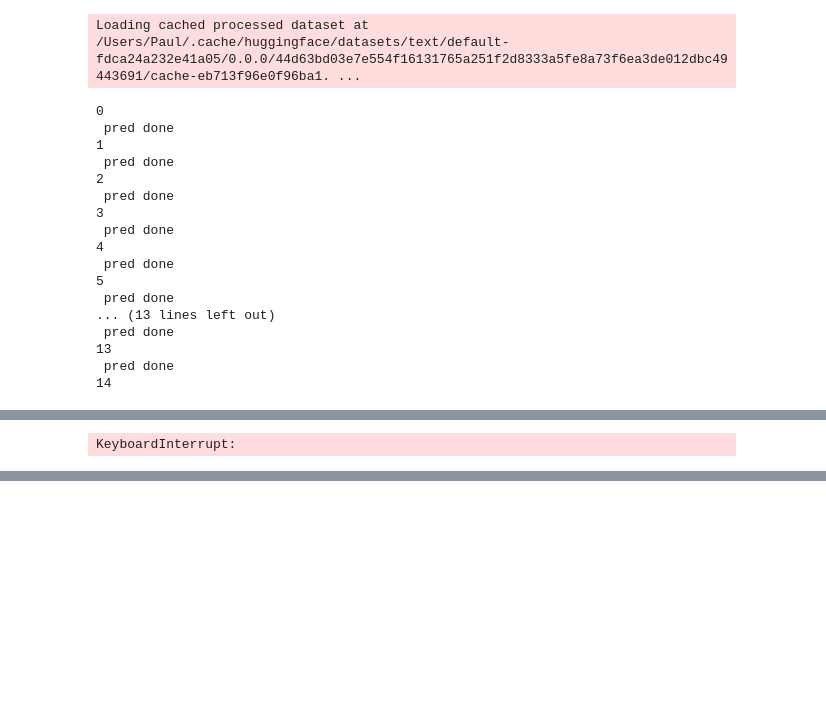
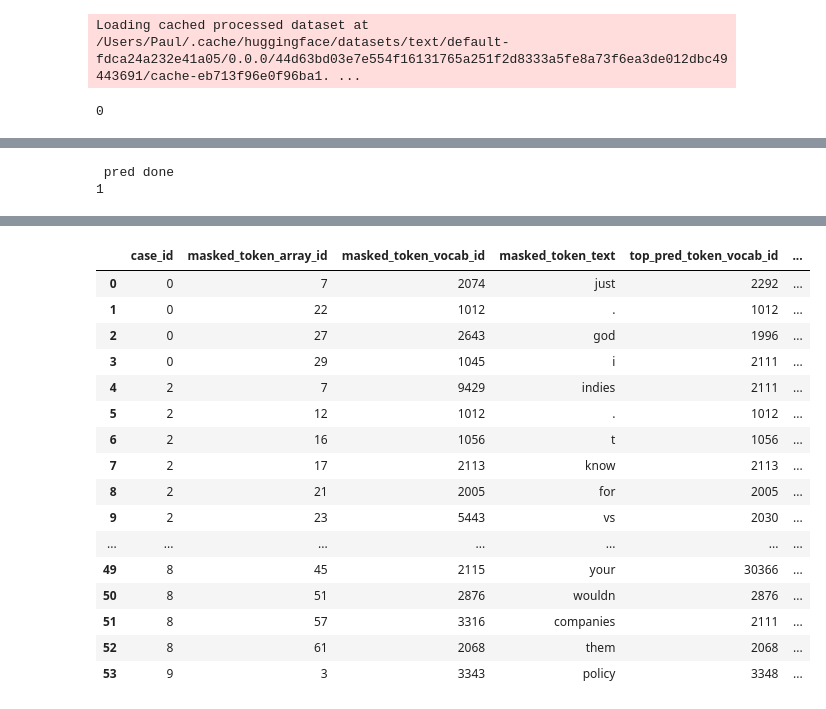
Before and after one commit to paul-rottger/gab-language-change, a Jupyter notebook: 4_evaluation/mlm/mlm_predict_format.ipynb, the cells around one changed output, grey strips where cells are left out. Saved outputs shown, nothing was run; the diff lists cells and outputs as text; code cells hidden in the pictures; blank space fills up the shorter version.

Commit message:
moving trainer to loop

```diff
--- a/4_evaluation/mlm/mlm_predict_format.ipynb
+++ b/4_evaluation/mlm/mlm_predict_format.ipynb
@@ -66,9 +62,16 @@ out_dict = {"case_id": [],
             "pred_logits": []}
 
 # set number of shards for splitting dataset into
-n_shards=100
+n_shards=1000
 
-for shard_id in range(n_shards):
+for shard_id in range(2):
+
+    trainer = Trainer(
+    model=model,
+    tokenizer=tokenizer,
+    data_collator=data_collator,
+    compute_metrics=None,
+    )
 
     print(shard_id)
 
@@ -115,19 +118,3 @@ out_df
 #out_df.to_csv("test.csv", index=False)
 # %% [output]
 0
- pred done
-1
- pred done
-2
- pred done
-3
- pred done
-4
- pred done
-5
- pred done
-... (13 lines left out)
- pred done
-13
- pred done
-14
@@ -134 +122,2 @@ out_df
-KeyboardInterrupt:
+ pred done
+1
@@ -135,3 +128,20 @@ KeyboardInterrupt:
+|  | case_id | masked_token_array_id | masked_token_vocab_id | masked_token_text | top_pred_token_vocab_id | ... |
+| 0 | 0 | 7 | 2074 | just | 2292 | ... |
+| 1 | 0 | 22 | 1012 | . | 1012 | ... |
+| 2 | 0 | 27 | 2643 | god | 1996 | ... |
+| 3 | 0 | 29 | 1045 | i | 2111 | ... |
+| 4 | 2 | 7 | 9429 | indies | 2111 | ... |
+| 5 | 2 | 12 | 1012 | . | 1012 | ... |
+| 6 | 2 | 16 | 1056 | t | 1056 | ... |
+| 7 | 2 | 17 | 2113 | know | 2113 | ... |
+| 8 | 2 | 21 | 2005 | for | 2005 | ... |
+| 9 | 2 | 23 | 5443 | vs | 2030 | ... |
+| ... | ... | ... | ... | ... | ... | ... |
+| 49 | 8 | 45 | 2115 | your | 30366 | ... |
+| 50 | 8 | 51 | 2876 | wouldn | 2876 | ... |
+| 51 | 8 | 57 | 3316 | companies | 2111 | ... |
+| 52 | 8 | 61 | 2068 | them | 2068 | ... |
+| 53 | 9 | 3 | 3343 | policy | 3348 | ... |
 # %%
 out_df.head(20)
 # %% [output]
```
Also changed, not shown: parts of 5 cells of this notebook, 1 other file.
